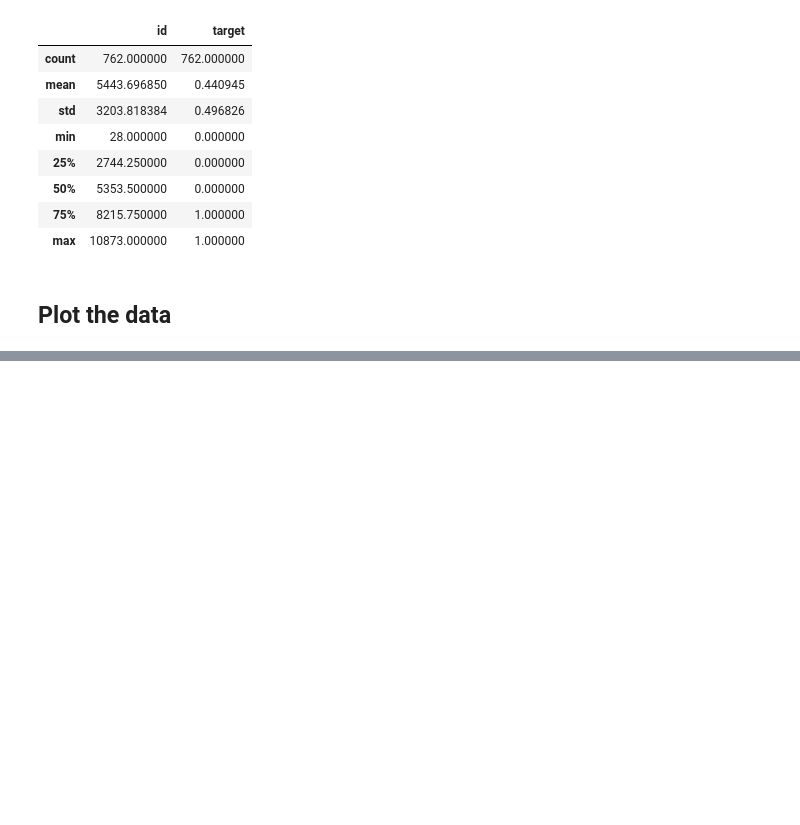
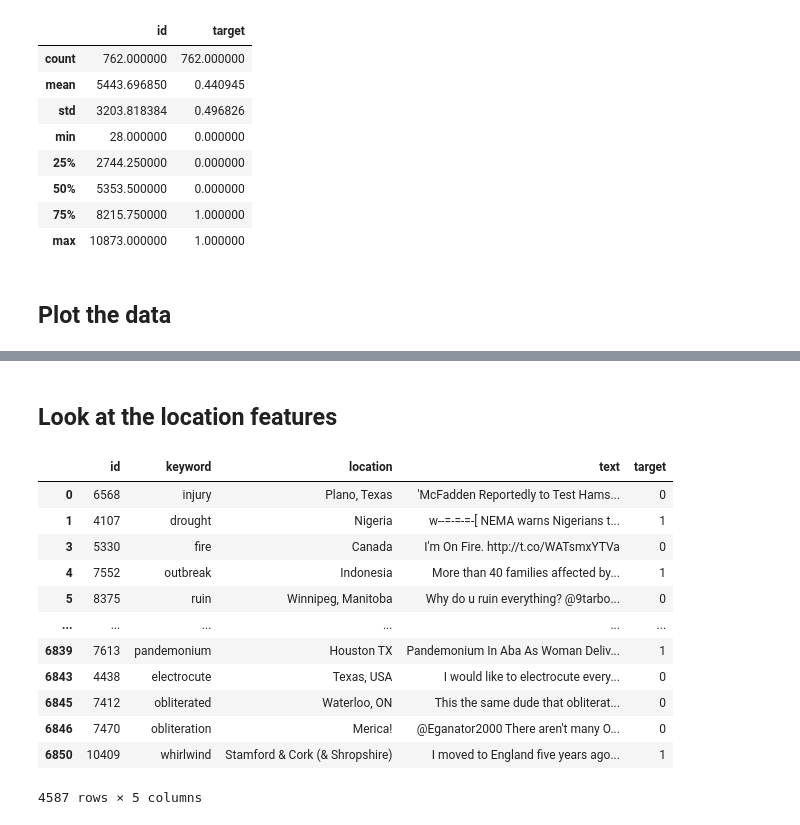
Before and after one commit to KubiakJakub01/sentiment-analysis-disaster-tweets, a Jupyter notebook: src/notebooks/research.ipynb, the cells around one changed output, grey strips where cells are left out. Drawn from its saved outputs; the diff is of its cells as text; code cells hidden in the pictures; blank space fills up the shorter version.

Commit message:
Make a research about location of data

```diff
--- a/src/notebooks/research.ipynb
+++ b/src/notebooks/research.ipynb
@@ -8,6 +8,7 @@ import numpy as np # linear algebra
 import pandas as pd # data processing, CSV file I/O (e.g. pd.read_csv)
 import matplotlib.pyplot as plt # plot diagrams and charts
 from pathlib import Path # to handle paths
+pd.options.display.max_colwidth = 100 # to display full text in columns
 # %% [markdown]
 ## Look how exactly the data is structured
 # %%
@@ -125,0 +161,19 @@ KeyError: 'labels'
+# %% [markdown]
+## Look at the location features
+# %%
+# Let's look at data where locations are different from null
+train_df[train_df['location'].notna()]
+# %% [output]
+|  | id | keyword | location | text | target |
+| 0 | 6568 | injury | Plano, Texas | 'McFadden Reportedly to Test Hams... | 0 |
+| 1 | 4107 | drought | Nigeria | w--=-=-=-[ NEMA warns Nigerians t... | 1 |
+| 3 | 5330 | fire | Canada | I'm On Fire. http://t.co/WATsmxYTVa | 0 |
+| 4 | 7552 | outbreak | Indonesia | More than 40 families affected by... | 1 |
+| 5 | 8375 | ruin | Winnipeg, Manitoba | Why do u ruin everything? @9tarbo... | 0 |
+| ... | ... | ... | ... | ... | ... |
+| 6839 | 7613 | pandemonium | Houston TX | Pandemonium In Aba As Woman Deliv... | 1 |
+| 6843 | 4438 | electrocute | Texas, USA | I would like to electrocute every... | 0 |
+| 6845 | 7412 | obliterated | Waterloo, ON | This the same dude that obliterat... | 0 |
+| 6846 | 7470 | obliteration | Merica! | @Eganator2000 There aren't many O... | 0 |
+| 6850 | 10409 | whirlwind | Stamford & Cork (& Shropshire) | I moved to England five years ago... | 1 |
+4587 rows × 5 columns
```
Also changed, not shown: parts of 11 cells of this notebook.
